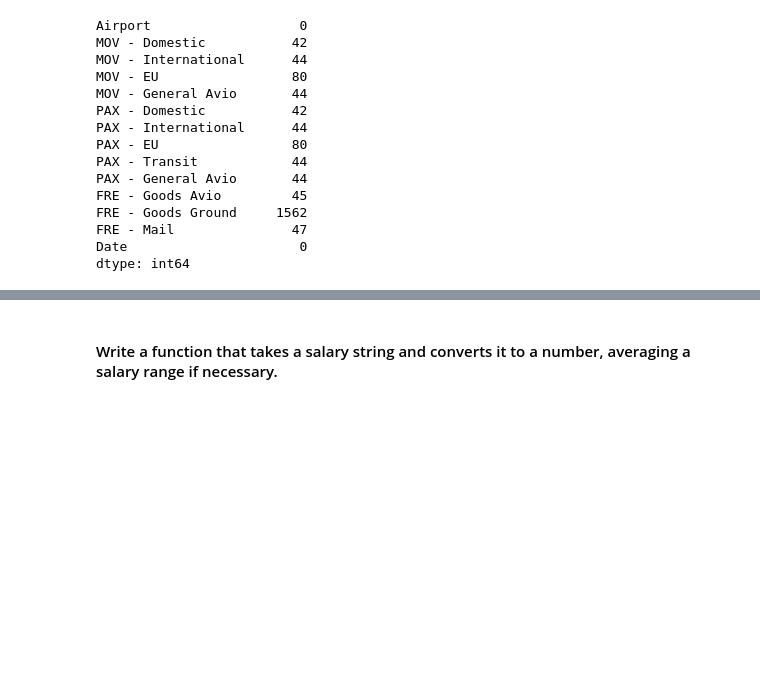
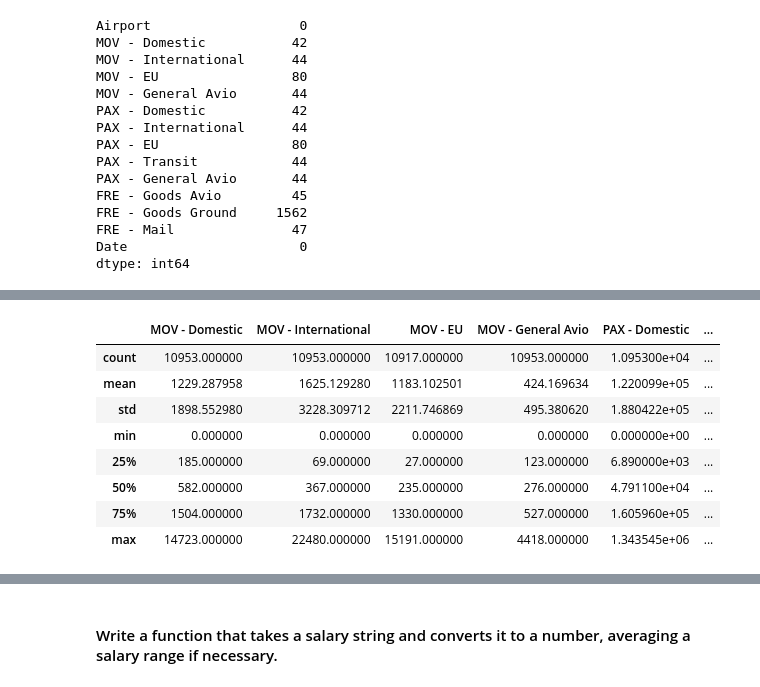
Before and after one commit to fedfioravanti/Italian_Airports, a Jupyter notebook: Italy_Airports_01_collection.ipynb, the cells around one changed output, grey strips where cells are left out. Drawn from its saved outputs; the diff is of its cells as text; code cells hidden in the pictures; blank space fills up the shorter version.

```diff
--- a/Italy_Airports_01_collection.ipynb
+++ b/Italy_Airports_01_collection.ipynb
@@ -606,0 +572,7 @@ list(df_mod['PAX - Domestic'].unique())
+# %%
+# force conversion to numeric the original column
+df_mod['FRE - Goods Avio'] = pd.to_numeric(df_mod['FRE - Goods Avio'], errors='coerce')
+# %%
+# check for strings in the 'FRE - goods ground' column - which should be numeric - by forcing conversion to numeric
+# or NaN using a new column
+df_mod['col_num'] = pd.to_numeric(df_mod['FRE - Goods Ground'], errors='coerce')
@@ -606,0 +598,5 @@ list(df_mod['PAX - Domestic'].unique())
+# %%
+# force conversion to numeric the original column
+df_mod['FRE - Goods Ground'] = pd.to_numeric(df_mod['FRE - Goods Ground'], errors='coerce')
+# %%
+df_mod = df_mod.drop('col_num', axis=1)
@@ -607,3 +623,16 @@ list(df_mod['PAX - Domestic'].unique())
+# %%
+# display summary statistics for the numeric columns
+df_mod.describe()
+# %% [output]
+|  | MOV - Domestic | MOV - International | MOV - EU | MOV - General Avio | PAX - Domestic | ... |
+| count | 10953.000000 | 10953.000000 | 10917.000000 | 10953.000000 | 1.095300e+04 | ... |
+| mean | 1229.287958 | 1625.129280 | 1183.102501 | 424.169634 | 1.220099e+05 | ... |
+| std | 1898.552980 | 3228.309712 | 2211.746869 | 495.380620 | 1.880422e+05 | ... |
+| min | 0.000000 | 0.000000 | 0.000000 | 0.000000 | 0.000000e+00 | ... |
+| 25% | 185.000000 | 69.000000 | 27.000000 | 123.000000 | 6.890000e+03 | ... |
+| 50% | 582.000000 | 367.000000 | 235.000000 | 276.000000 | 4.791100e+04 | ... |
+| 75% | 1504.000000 | 1732.000000 | 1330.000000 | 527.000000 | 1.605960e+05 | ... |
+| max | 14723.000000 | 22480.000000 | 15191.000000 | 4418.000000 | 1.343545e+06 | ... |
 # %%
 # Loading the data from CSV for consistency reasons
 results_m = pd.read_csv('datasets/scrape/results_scrape.csv')
```
Also changed, not shown: parts of 15 cells of this notebook.
